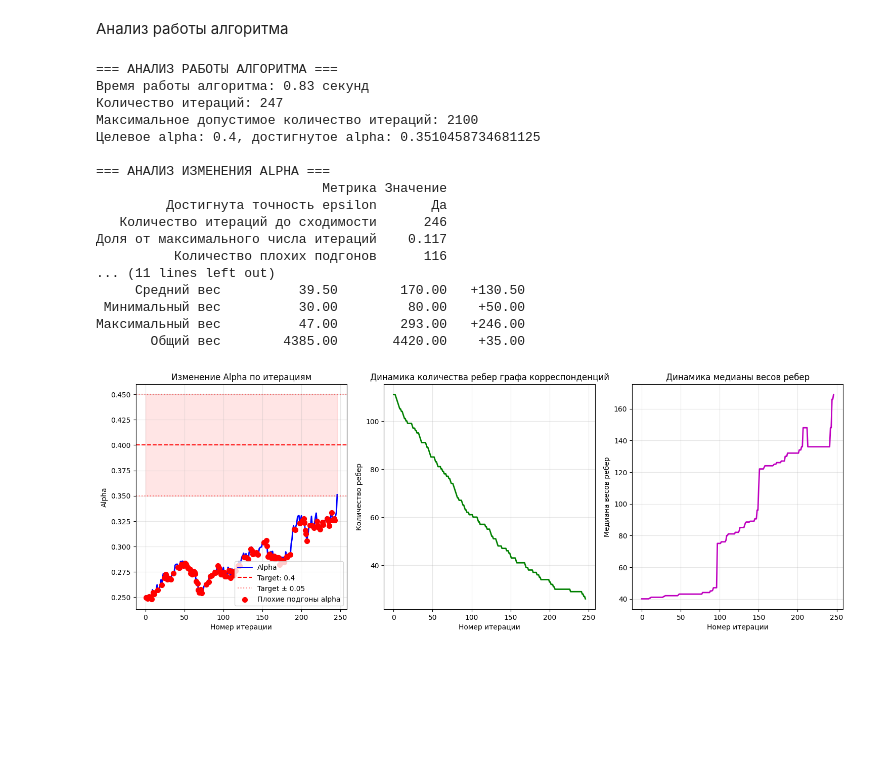
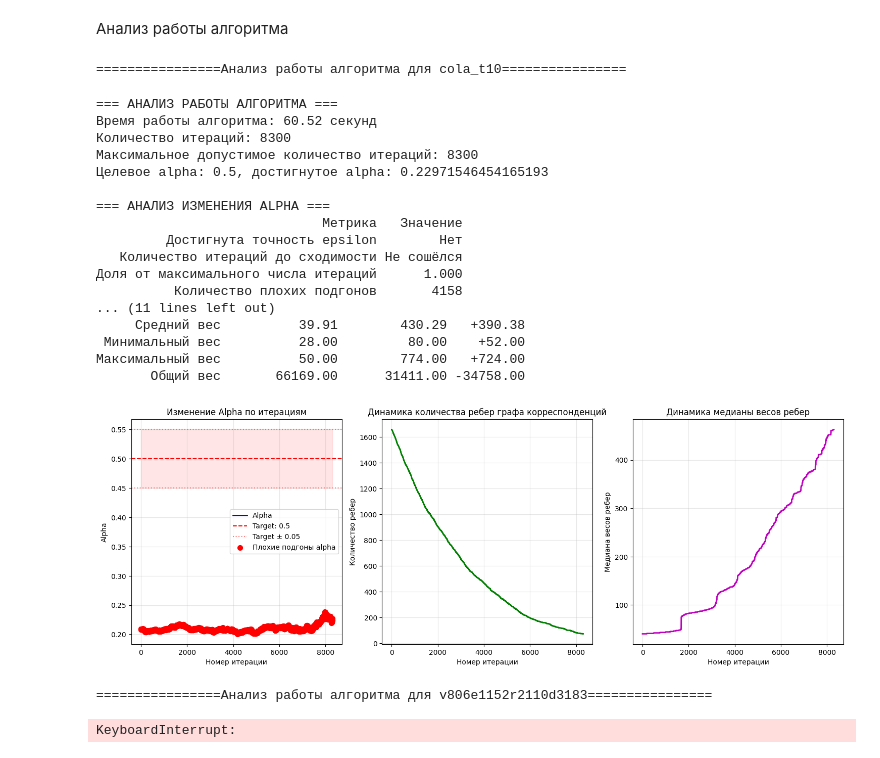
Before and after one commit to Karasiari/Graphs, a Jupyter notebook: Generating_demands.ipynb, the cells around one changed output. Saved outputs shown, nothing was run; the diff lists cells and outputs as text; code cells hidden in the pictures; blank space fills up the shorter version.

```diff
--- a/Generating_demands.ipynb
+++ b/Generating_demands.ipynb
@@ -81,11 +81,11 @@ def csv_to_graph(path, demands_path, capacity_path):
 
   return (adj_matrix, traffic_matrix, nodes_params)
 
-def get_graphs(base_path, specified_graphs):
+def get_graphs(base_path, specified_graphs, specified):
   Graphs = {}
   csv_tables = []
   for folder_name in os.listdir(base_path):
-    if folder_name in specified_graphs:
+    if folder_name in specified_graphs or not specified:
       folder_path = os.path.join(base_path, folder_name)
       csv_path = os.path.join(folder_path, 'links.csv')
       csv_path_demands = os.path.join(folder_path, 'demands.csv')
@@ -99,7 +99,7 @@ def get_graphs(base_path, specified_graphs):
 
 path_to_folder = '/content/drive/MyDrive/Кола' # Свой путь
 specified_graphs = ['cola_t3']
-Graphs = get_graphs(path_to_folder, specified_graphs)
+Graphs = get_graphs(path_to_folder, specified_graphs, True)
 # %%
 main_graph_for_test = Graphs['cola_t3']
 # %% [markdown]
@@ -1096,23 +1114,32 @@ graphMCF.visualise_with_demands(
 # %% [markdown]
 Анализ работы алгоритма
 # %%
-graphMCF.generate_demands(alpha_target=0.4, epsilon=0.05, demands_weights_distribution='normal', demands_median_denominator = 2, demands_var_denominator = 8, analysis=True)
+iter = 0
+for name, graph in Graphs.items():
+  if name != 'cola_test60' and iter <= 9:
+    graph_for_mcf = GraphMCF(graph['adj_matrix'])
+    print(f"================Анализ работы алгоритма для {name}================")
+    graph_for_mcf.generate_demands(alpha_target=0.5, epsilon=0.05, demands_weights_distribution='normal', demands_median_denominator = 2, demands_var_denominator = 8, analysis=True)
+    iter += 1
 # %% [output]
-=== АНАЛИЗ РАБОТЫ АЛГОРИТМА ===
-Время работы алгоритма: 0.83 секунд
-Количество итераций: 247
-Максимальное допустимое количество итераций: 2100
-Целевое alpha: 0.4, достигнутое alpha: 0.3510458734681125
-
-=== АНАЛИЗ ИЗМЕНЕНИЯ ALPHA ===
-                             Метрика Значение
-         Достигнута точность epsilon       Да
-   Количество итераций до сходимости      246
-Доля от максимального числа итераций    0.117
-          Количество плохих подгонов      116
-... (11 lines left out)
-     Средний вес          39.50        170.00   +130.50
- Минимальный вес          30.00         80.00    +50.00
-Максимальный вес          47.00        293.00   +246.00
-       Общий вес        4385.00       4420.00    +35.00
+================Анализ работы алгоритма для cola_t10================
+=== АНАЛИЗ РАБОТЫ АЛГОРИТМА ===
+Время работы алгоритма: 60.52 секунд
+Количество итераций: 8300
+Максимальное допустимое количество итераций: 8300
+Целевое alpha: 0.5, достигнутое alpha: 0.22971546454165193
+
+=== АНАЛИЗ ИЗМЕНЕНИЯ ALPHA ===
+                             Метрика   Значение
+         Достигнута точность epsilon        Нет
+   Количество итераций до сходимости Не сошёлся
+Доля от максимального числа итераций      1.000
+          Количество плохих подгонов       4158
+... (11 lines left out)
+     Средний вес          39.91        430.29   +390.38
+ Минимальный вес          28.00         80.00    +52.00
+Максимальный вес          50.00        774.00   +724.00
+       Общий вес       66169.00      31411.00 -34758.00
-[figure, old version]
+[figure, new version]
+================Анализ работы алгоритма для v806e1152r2110d3183================
+KeyboardInterrupt:
```
Also changed, not shown: parts of 6 cells of this notebook.
